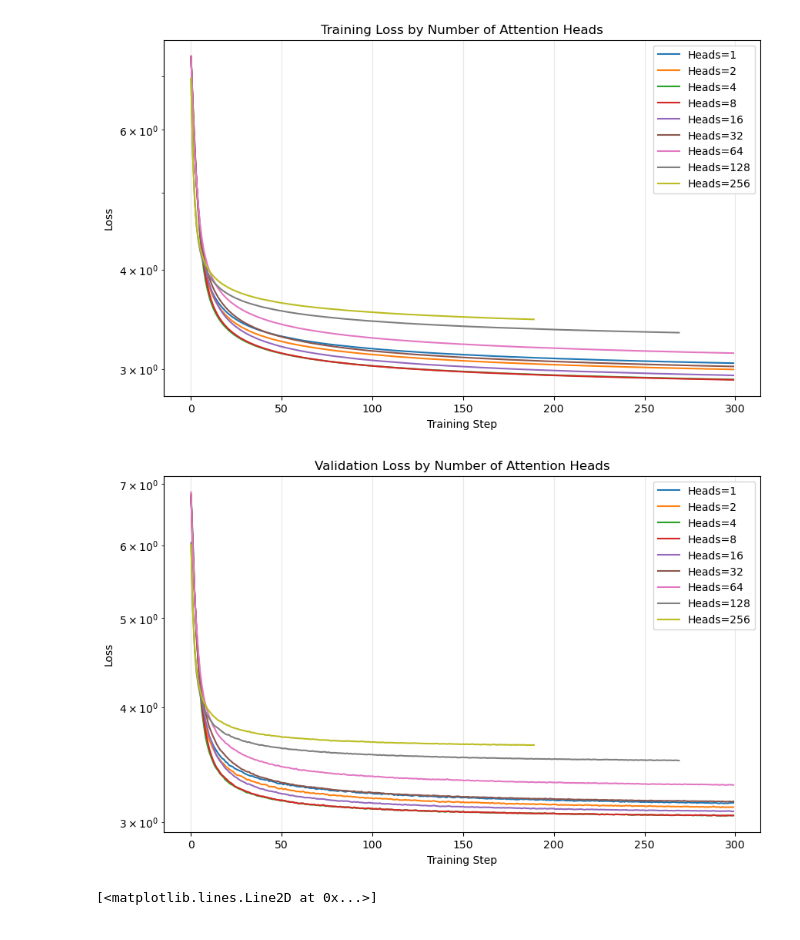
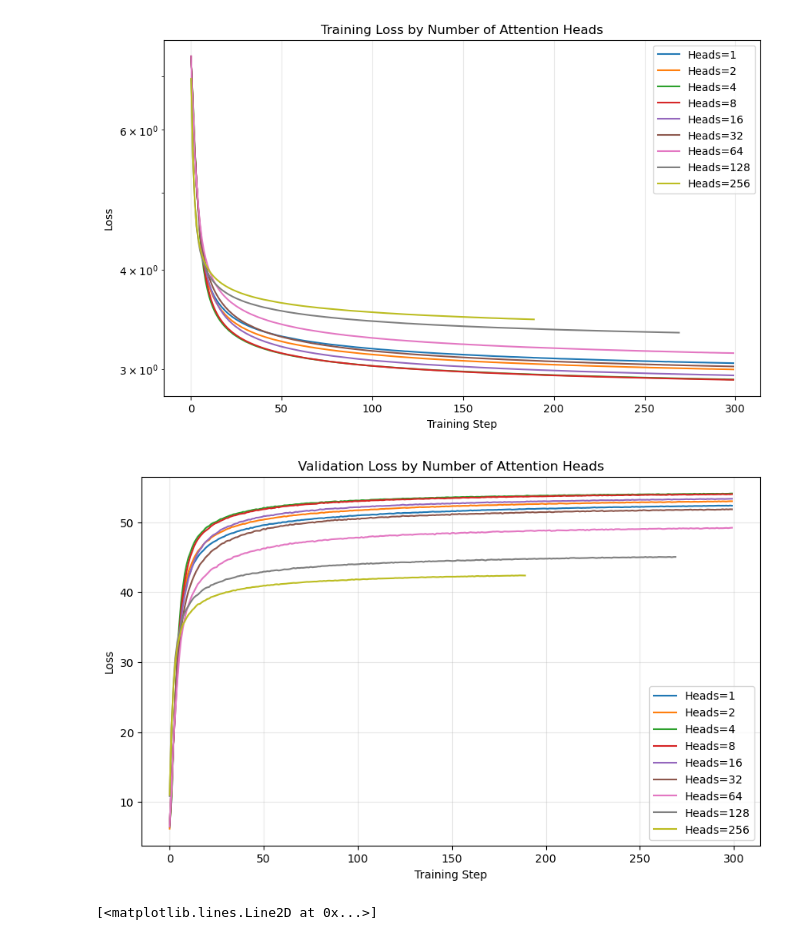
Before and after one commit to SharmaLlama/dl-from-scratch, a Jupyter notebook: notebooks/transformer.ipynb, the cells around one changed output. Drawn from its saved outputs; the diff is of its cells as text; code cells hidden in the pictures.

```diff
--- a/notebooks/transformer.ipynb
+++ b/notebooks/transformer.ipynb
@@ -182,25 +182,25 @@ plt.show()
 [figure]
 # %%
 import matplotlib.pyplot as plt
-
+import numpy as np
 plt.figure(figsize=(10, 6))
 for exp_value in sorted(val_losses['heads'].unique()):
     exp_data = val_losses[val_losses['heads'] == exp_value]
 
     # Plot the line for this experiment with a label
-    plt.plot(np.arange(len(exp_data['loss_value'])), exp_data['loss_value'], label=f'Heads={exp_value}')
+    plt.plot(np.arange(len(exp_data['loss_value'])), exp_data['accuracy'], label=f'Heads={exp_value}')
 
-plt.yscale("log")
+# plt.yscale("log")
 # Add labels and title
 plt.xlabel('Training Step')
 plt.ylabel('Loss')
 plt.title('Validation Loss by Number of Attention Heads')
 plt.legend()
 plt.grid(True, alpha=0.3)
 
 # Show the plot
 plt.show()
 # %% [output]
-[figure, old version]
+[figure, new version]
 # %%
 exp = [1, 2, 4, 8, 16, 32, 64, 128, 256]
```
Also changed, not shown: parts of 7 cells of this notebook, 1 other file.
